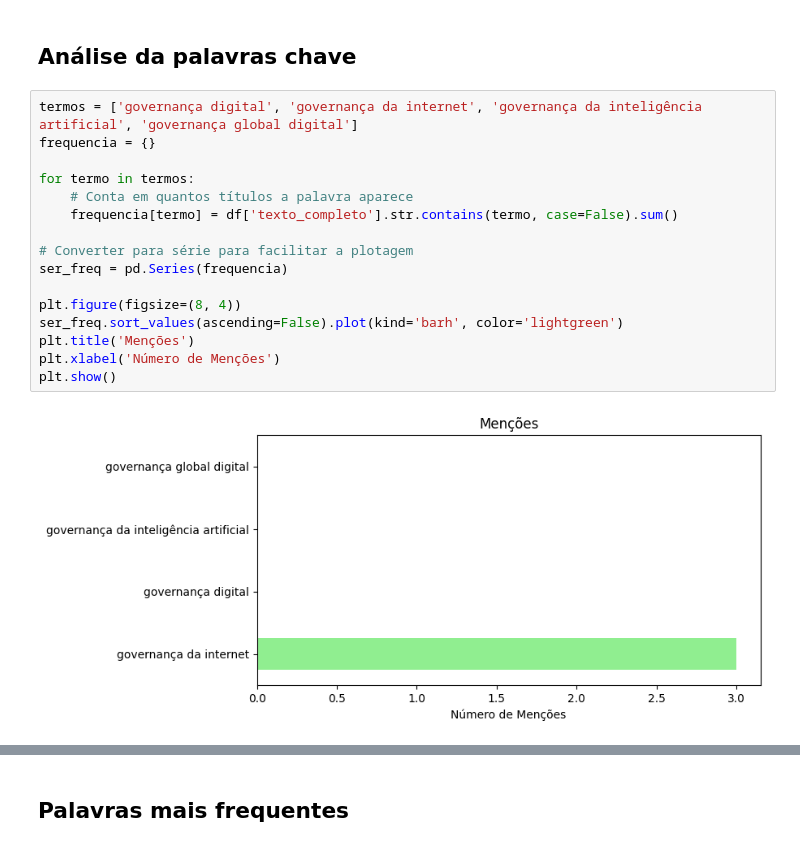
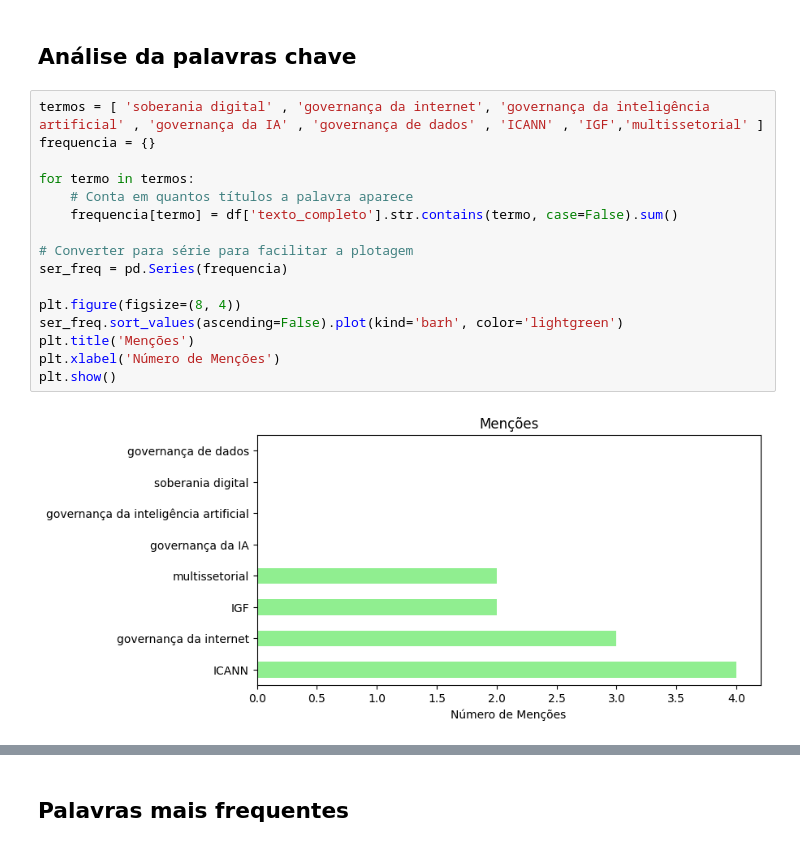
Before and after one commit to juborduchi/governanca-digital_mre, a Jupyter notebook: notebooks/analise_nota_mre.ipynb, the cells around one changed output, grey strips where cells are left out. Cells and saved outputs as stored; diff of their text form.

```diff
--- a/notebooks/analise_nota_mre.ipynb
+++ b/notebooks/analise_nota_mre.ipynb
@@ -375,23 +375,23 @@ plt.show()
 # %% [markdown]
 ## Análise da palavras chave
 # %%
-termos = ['governança digital', 'governança da internet', 'governança da inteligência artificial', 'governança global digital']
+termos = [ 'soberania digital' , 'governança da internet', 'governança da inteligência artificial' , 'governança da IA' , 'governança de dados' , 'ICANN' , 'IGF','multissetorial' ]
 frequencia = {}
 
 for termo in termos:
     # Conta em quantos títulos a palavra aparece
     frequencia[termo] = df['texto_completo'].str.contains(termo, case=False).sum()
 
 # Converter para série para facilitar a plotagem
 ser_freq = pd.Series(frequencia)
 
 plt.figure(figsize=(8, 4))
 ser_freq.sort_values(ascending=False).plot(kind='barh', color='lightgreen')
 plt.title('Menções')
 plt.xlabel('Número de Menções')
 plt.show()
 # %% [output]
-[figure, old version]
+[figure, new version]
 # %%
 df_customizado = df[["autoria","titulo",
        "data_atualizado", "horario_atualizado", "link", "paragrafos", "texto_completo","data_dt", "hora_int", "qtd_paragrafos", "tamanho_texto"]]
```
Also changed, not shown: parts of 41 cells of this notebook.
